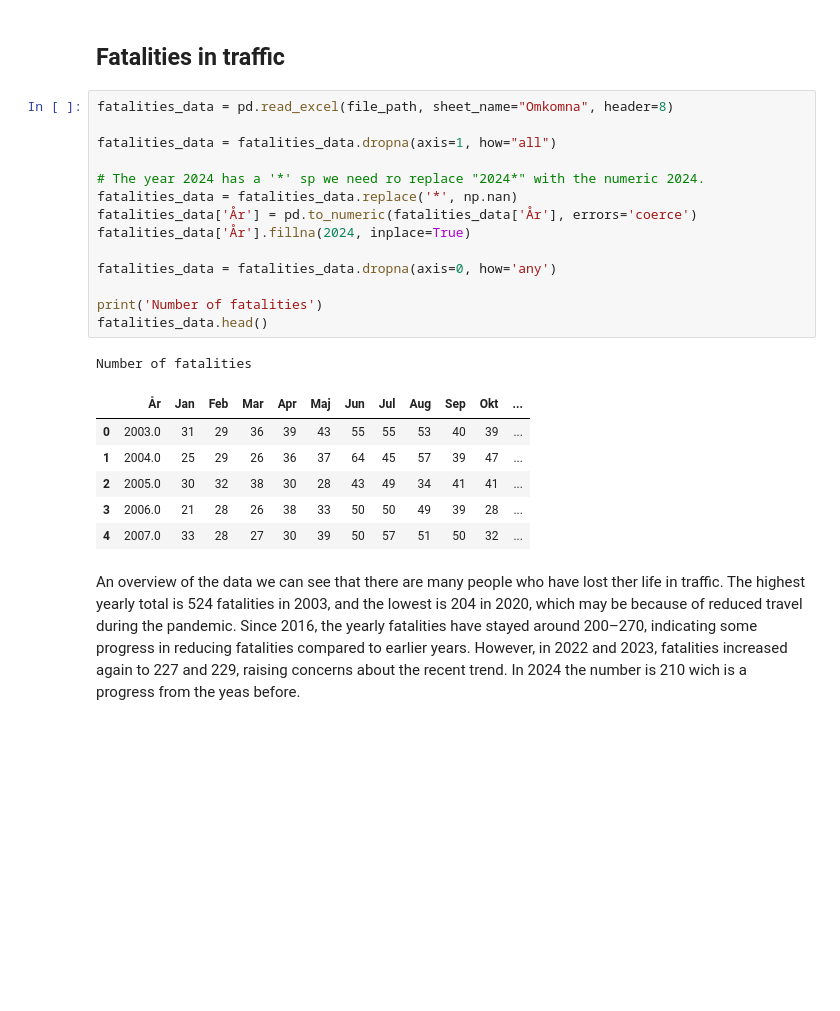
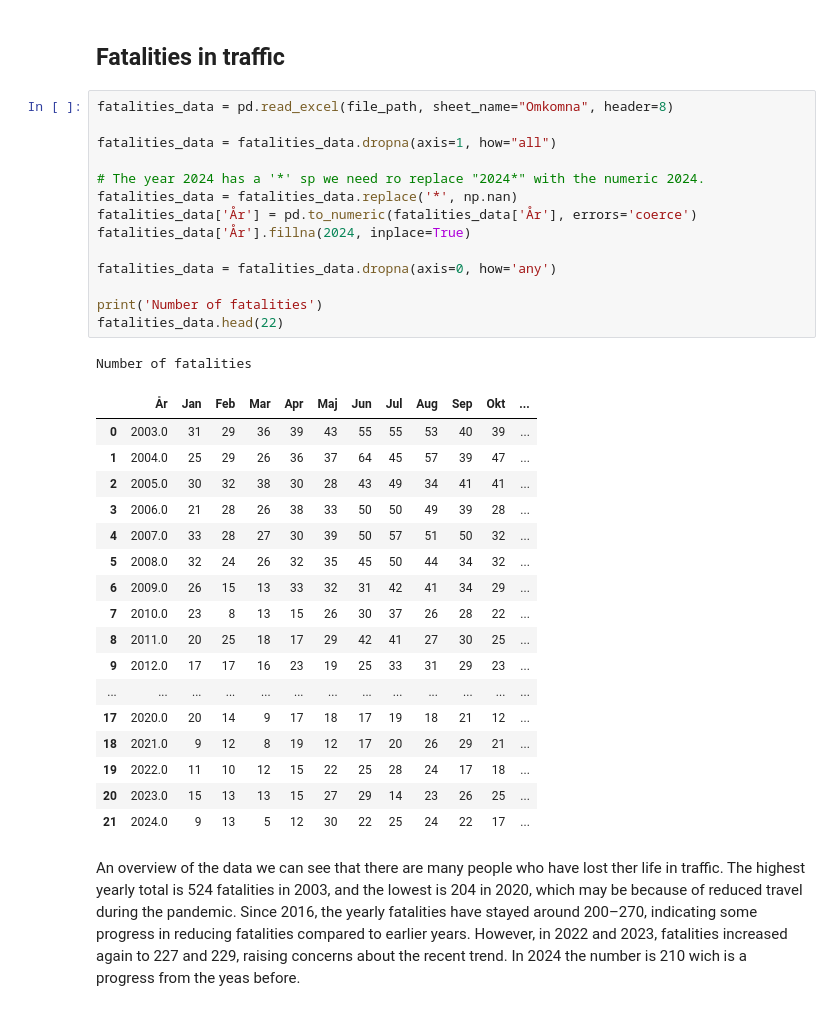
Before and after one commit to AlvinaLind/su-mt4007, a Jupyter notebook: Project map/Project_code.ipynb, the cells around one changed output. Drawn from its saved outputs; the diff is of its cells as text; blank space fills up the shorter version.

```diff
--- a/Project map/Project_code.ipynb
+++ b/Project map/Project_code.ipynb
@@ -29,25 +29,36 @@ Sheets in the excel: ['Info', 'Omkomna', 'Skadade (P+S)', 'Skadade (RPMI)', 'Ska
 # %%
 fatalities_data = pd.read_excel(file_path, sheet_name="Omkomna", header=8)
 
 fatalities_data = fatalities_data.dropna(axis=1, how="all")
 
 # The year 2024 has a '*' sp we need ro replace "2024*" with the numeric 2024.
 fatalities_data = fatalities_data.replace('*', np.nan)
 fatalities_data['År'] = pd.to_numeric(fatalities_data['År'], errors='coerce')
 fatalities_data['År'].fillna(2024, inplace=True)
 
 fatalities_data = fatalities_data.dropna(axis=0, how='any')
 
 print('Number of fatalities')
-fatalities_data.head()
+fatalities_data.head(22)
 # %% [output]
 Number of fatalities
 |  | År | Jan | Feb | Mar | Apr | Maj | Jun | Jul | Aug | Sep | Okt | ... |
 | 0 | 2003.0 | 31 | 29 | 36 | 39 | 43 | 55 | 55 | 53 | 40 | 39 | ... |
 | 1 | 2004.0 | 25 | 29 | 26 | 36 | 37 | 64 | 45 | 57 | 39 | 47 | ... |
 | 2 | 2005.0 | 30 | 32 | 38 | 30 | 28 | 43 | 49 | 34 | 41 | 41 | ... |
 | 3 | 2006.0 | 21 | 28 | 26 | 38 | 33 | 50 | 50 | 49 | 39 | 28 | ... |
 | 4 | 2007.0 | 33 | 28 | 27 | 30 | 39 | 50 | 57 | 51 | 50 | 32 | ... |
+| 5 | 2008.0 | 32 | 24 | 26 | 32 | 35 | 45 | 50 | 44 | 34 | 32 | ... |
+| 6 | 2009.0 | 26 | 15 | 13 | 33 | 32 | 31 | 42 | 41 | 34 | 29 | ... |
+| 7 | 2010.0 | 23 | 8 | 13 | 15 | 26 | 30 | 37 | 26 | 28 | 22 | ... |
+| 8 | 2011.0 | 20 | 25 | 18 | 17 | 29 | 42 | 41 | 27 | 30 | 25 | ... |
+| 9 | 2012.0 | 17 | 17 | 16 | 23 | 19 | 25 | 33 | 31 | 29 | 23 | ... |
+| ... | ... | ... | ... | ... | ... | ... | ... | ... | ... | ... | ... | ... |
+| 17 | 2020.0 | 20 | 14 | 9 | 17 | 18 | 17 | 19 | 18 | 21 | 12 | ... |
+| 18 | 2021.0 | 9 | 12 | 8 | 19 | 12 | 17 | 20 | 26 | 29 | 21 | ... |
+| 19 | 2022.0 | 11 | 10 | 12 | 15 | 22 | 25 | 28 | 24 | 17 | 18 | ... |
+| 20 | 2023.0 | 15 | 13 | 13 | 15 | 27 | 29 | 14 | 23 | 26 | 25 | ... |
+| 21 | 2024.0 | 9 | 13 | 5 | 12 | 30 | 22 | 25 | 24 | 22 | 17 | ... |
 # %% [markdown]
 An overview of the data we can see that there are many people who have lost ther life in traffic. The highest yearly total is 524 fatalities in 2003, and the lowest is 204 in 2020, which may be because of reduced travel during the pandemic. Since 2016, the yearly fatalities have stayed around 200–270, indicating some progress in reducing fatalities compared to earlier years. However, in 2022 and 2023, fatalities increased again to 227 and 229, raising concerns about the recent trend. In 2024 the number is 210 wich is a progress from the yeas before.
 # %% [markdown]
```
Also changed, not shown: parts of 1 cell of this notebook.
